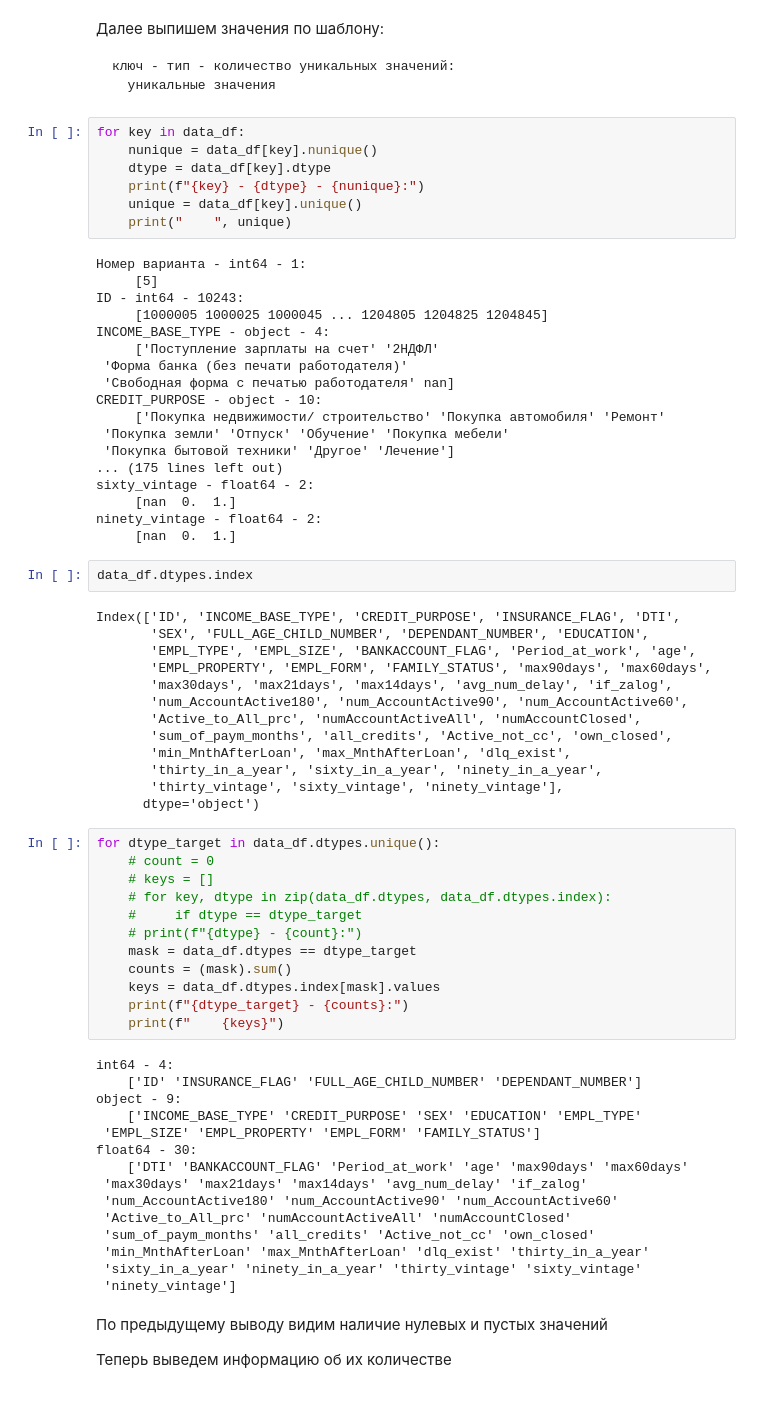
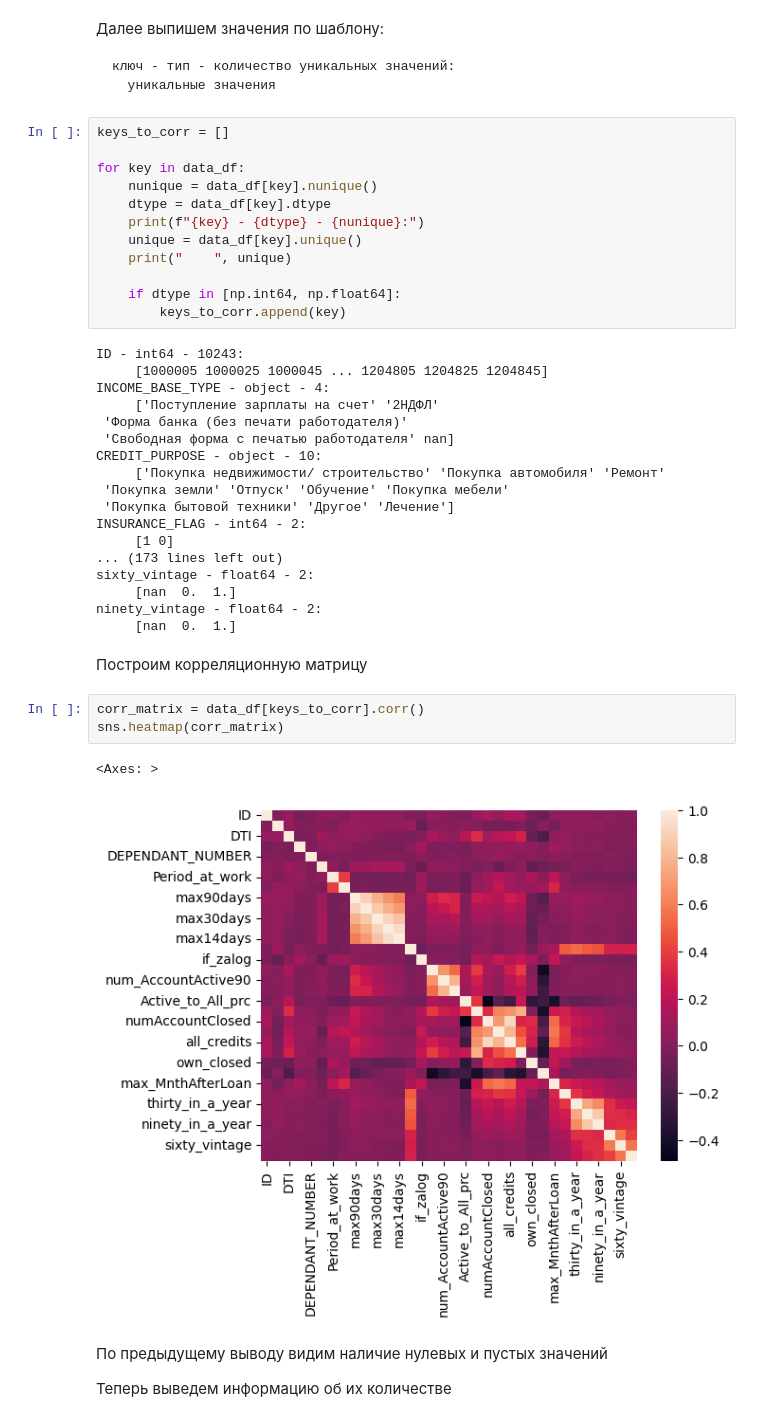
Before and after one commit to Deaacon/HW_1_2025-Roman_Dyakonov, a Jupyter notebook: solution.ipynb, the cells around one changed output. Drawn from its saved outputs; the diff is of its cells as text.

````diff
--- a/solution.ipynb
+++ b/solution.ipynb
@@ -43,15 +46,18 @@ data_df.shape
   уникальные значения
 ```
 # %%
+keys_to_corr = []
+
 for key in data_df:
     nunique = data_df[key].nunique()
     dtype = data_df[key].dtype
     print(f"{key} - {dtype} - {nunique}:")
     unique = data_df[key].unique()
     print("    ", unique)
+
+    if dtype in [np.int64, np.float64]:
+        keys_to_corr.append(key)
 # %% [output]
-Номер варианта - int64 - 1:
-     [5]
 ID - int64 - 10243:
      [1000005 1000025 1000045 ... 1204805 1204825 1204845]
 INCOME_BASE_TYPE - object - 4:
@@ -62,53 +68,21 @@ CREDIT_PURPOSE - object - 10:
      ['Покупка недвижимости/ строительство' 'Покупка автомобиля' 'Ремонт'
  'Покупка земли' 'Отпуск' 'Обучение' 'Покупка мебели'
  'Покупка бытовой техники' 'Другое' 'Лечение']
-... (175 lines left out)
+INSURANCE_FLAG - int64 - 2:
+     [1 0]
+... (173 lines left out)
 sixty_vintage - float64 - 2:
      [nan  0.  1.]
 ninety_vintage - float64 - 2:
      [nan  0.  1.]
-# %%
-data_df.dtypes.index
-# %% [output]
-Index(['ID', 'INCOME_BASE_TYPE', 'CREDIT_PURPOSE', 'INSURANCE_FLAG', 'DTI',
-       'SEX', 'FULL_AGE_CHILD_NUMBER', 'DEPENDANT_NUMBER', 'EDUCATION',
-       'EMPL_TYPE', 'EMPL_SIZE', 'BANKACCOUNT_FLAG', 'Period_at_work', 'age',
-       'EMPL_PROPERTY', 'EMPL_FORM', 'FAMILY_STATUS', 'max90days', 'max60days',
-       'max30days', 'max21days', 'max14days', 'avg_num_delay', 'if_zalog',
-       'num_AccountActive180', 'num_AccountActive90', 'num_AccountActive60',
-       'Active_to_All_prc', 'numAccountActiveAll', 'numAccountClosed',
-       'sum_of_paym_months', 'all_credits', 'Active_not_cc', 'own_closed',
-       'min_MnthAfterLoan', 'max_MnthAfterLoan', 'dlq_exist',
-       'thirty_in_a_year', 'sixty_in_a_year', 'ninety_in_a_year',
-       'thirty_vintage', 'sixty_vintage', 'ninety_vintage'],
-      dtype='object')
-# %%
-for dtype_target in data_df.dtypes.unique():
-    # count = 0
-    # keys = []
-    # for key, dtype in zip(data_df.dtypes, data_df.dtypes.index):
-    #     if dtype == dtype_target
-    # print(f"{dtype} - {count}:")
-    mask = data_df.dtypes == dtype_target
-    counts = (mask).sum()
-    keys = data_df.dtypes.index[mask].values
-    print(f"{dtype_target} - {counts}:")
-    print(f"    {keys}")
-# %% [output]
-int64 - 4:
-    ['ID' 'INSURANCE_FLAG' 'FULL_AGE_CHILD_NUMBER' 'DEPENDANT_NUMBER']
-object - 9:
-    ['INCOME_BASE_TYPE' 'CREDIT_PURPOSE' 'SEX' 'EDUCATION' 'EMPL_TYPE'
- 'EMPL_SIZE' 'EMPL_PROPERTY' 'EMPL_FORM' 'FAMILY_STATUS']
-float64 - 30:
-    ['DTI' 'BANKACCOUNT_FLAG' 'Period_at_work' 'age' 'max90days' 'max60days'
- 'max30days' 'max21days' 'max14days' 'avg_num_delay' 'if_zalog'
- 'num_AccountActive180' 'num_AccountActive90' 'num_AccountActive60'
- 'Active_to_All_prc' 'numAccountActiveAll' 'numAccountClosed'
- 'sum_of_paym_months' 'all_credits' 'Active_not_cc' 'own_closed'
- 'min_MnthAfterLoan' 'max_MnthAfterLoan' 'dlq_exist' 'thirty_in_a_year'
- 'sixty_in_a_year' 'ninety_in_a_year' 'thirty_vintage' 'sixty_vintage'
- 'ninety_vintage']
+# %% [markdown]
+Построим корреляционную матрицу
+# %%
+corr_matrix = data_df[keys_to_corr].corr()
+sns.heatmap(corr_matrix)
+# %% [output]
+<Axes: >
+[figure, added]
 # %% [markdown]
 По предыдущему выводу видим наличие нулевых и пустых значений
 
````
Also changed, not shown: parts of 10 cells of this notebook.
